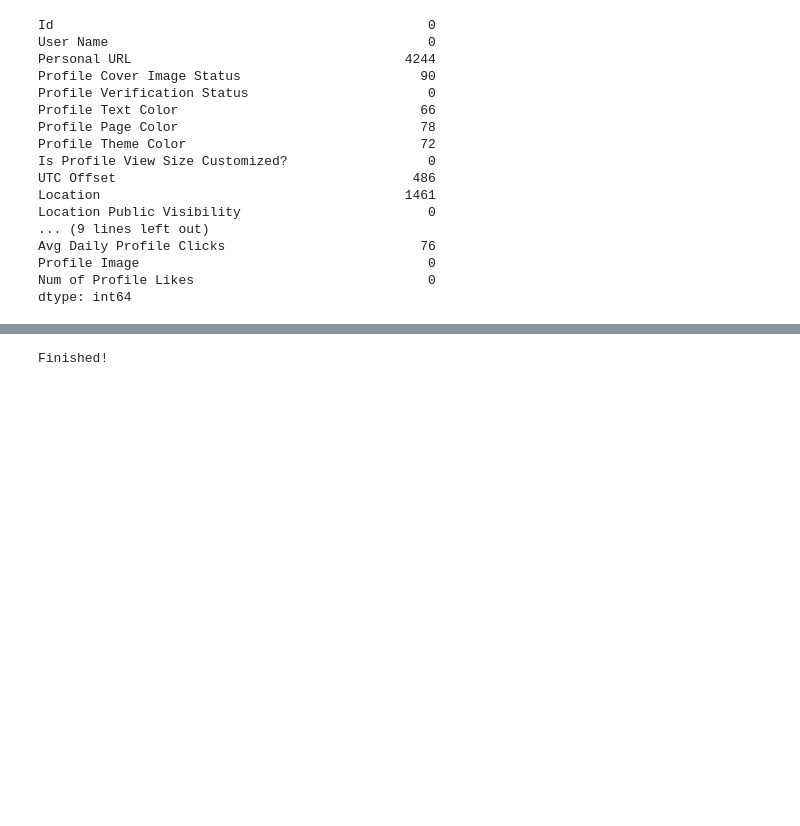
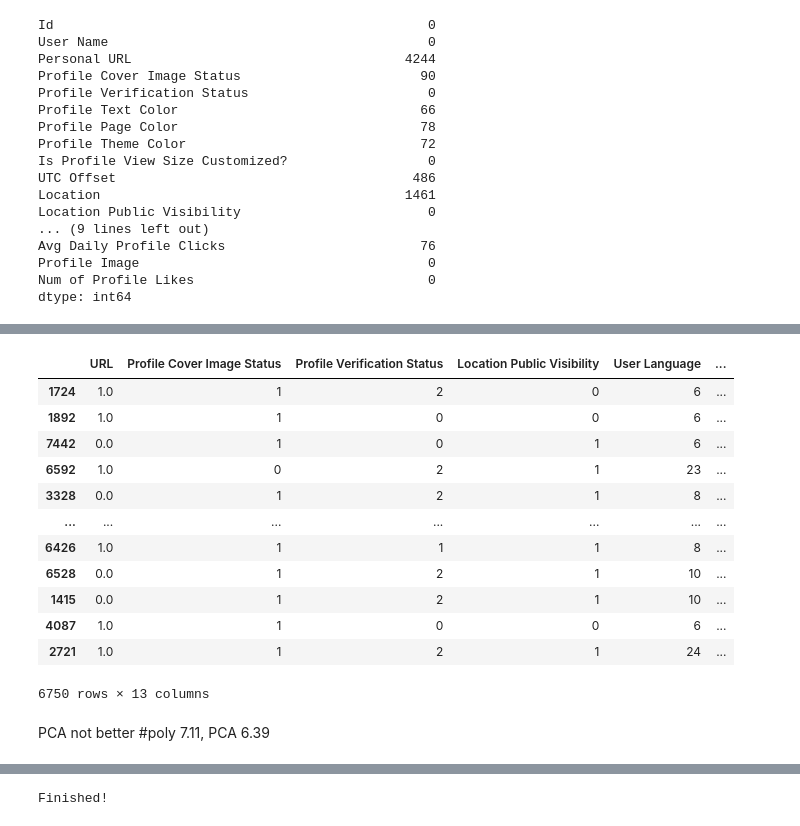
Before and after one commit to annyfan/550, a Jupyter notebook: notebookc80a383385.ipynb, the cells around one changed output, grey strips where cells are left out. Saved outputs shown, nothing was run; the diff lists cells and outputs as text; code cells hidden in the pictures; blank space fills up the shorter version.

```diff
--- a/notebookc80a383385.ipynb
+++ b/notebookc80a383385.ipynb
@@ -163,6 +188,28 @@ train_df_p.head()
 # %%
 
-cols_x = ['URL','Profile Cover Image Status', 'Profile Verification Status','Is Profile View Size Customized?','Location Public Visibility', 'User Language', 'profile_create_sec', 'User Time Zone',
-          'Num of Followers', 'Num of People Following', 'Num of Status Updates', 'Num of Direct Messages','Profile Category','Avg Daily Profile Visit Duration in seconds',
-         'Avg Daily Profile Clicks', 'profile_text_r', 'profile_text_g', 'profile_text_b', 'profile_page_r', 'profile_page_g', 'profile_page_b', 'profile_theme_r', 'profile_theme_g', 'profile_theme_b' ]
+cols_x = ['URL',
+          'Profile Cover Image Status',
+          'Profile Verification Status',
+          #'Is Profile View Size Customized?',
+          'Location Public Visibility',
+          'User Language',
+          'profile_create_sec',
+          #'User Time Zone',
+          'Num of Followers',
+          'Num of People Following',
+          'Num of Status Updates',
+          'Num of Direct Messages',
+          'Profile Category',
+          'Avg Daily Profile Visit Duration in seconds',
+          'Avg Daily Profile Clicks',
+          #'profile_text_r',
+          #'profile_text_g',
+          #'profile_text_b',
+          #'profile_page_r',
+          #'profile_page_g',
+          #'profile_page_b',
+          #'profile_theme_r',
+          #'profile_theme_g',
+          #'profile_theme_b'
+          ]
 cols_y = 'Num of Profile Likes'
@@ -244,3 +216,17 @@ def trans_freq(x_freq):
+# %%
+
+scale_stand=RobustScaler()#QuantileTransformer(n_quantiles=10, random_state=0)#PowerTransformer()
+# frequency encoding
+# Color: Frequency Encoding (~1900 colors, they have different encodings)
+# User Time Zone: frequency encoding (duplicate feature with UTC-offset)
+# User Language: frequency encoding (28 unique)
+def trans_freq(x_freq,x_freq_col):
+  for name in x_freq.columns:
+    if name in x_freq_col:
+      fe = x_freq.groupby(name).size()/len(x_freq)
+      x_freq.loc[:, name] = x_freq[name].map(fe)
+
+  return x_freq
 # %%
 
 x = train_df_p[cols_x]
@@ -289,0 +280,16 @@ See the caveats in the documentation: https://pandas.pydata.org/pandas-docs/stab
+# %%
+X_train_freq
+# %% [output]
+|  | URL | Profile Cover Image Status | Profile Verification Status | Location Public Visibility | User Language | ... |
+| 1724 | 1.0 | 1 | 2 | 0 | 6 | ... |
+| 1892 | 1.0 | 1 | 0 | 0 | 6 | ... |
+| 7442 | 0.0 | 1 | 0 | 1 | 6 | ... |
+| 6592 | 1.0 | 0 | 2 | 1 | 23 | ... |
+| 3328 | 0.0 | 1 | 2 | 1 | 8 | ... |
+| ... | ... | ... | ... | ... | ... | ... |
+| 6426 | 1.0 | 1 | 1 | 1 | 8 | ... |
+| 6528 | 0.0 | 1 | 2 | 1 | 10 | ... |
+| 1415 | 0.0 | 1 | 2 | 1 | 10 | ... |
+| 4087 | 1.0 | 1 | 0 | 0 | 6 | ... |
+| 2721 | 1.0 | 1 | 2 | 1 | 24 | ... |
+6750 rows × 13 columns
@@ -289,0 +302,2 @@ See the caveats in the documentation: https://pandas.pydata.org/pandas-docs/stab
+# %% [markdown]
+PCA not better #poly 7.11, PCA 6.39
```
Also changed, not shown: parts of 24 cells of this notebook.
